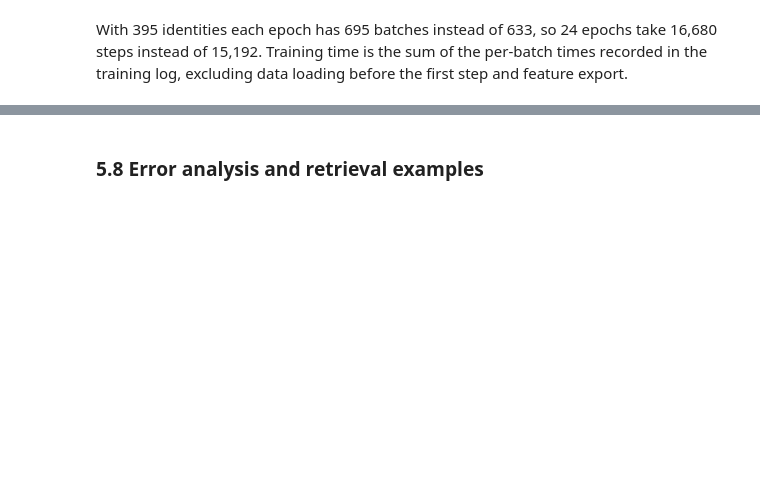
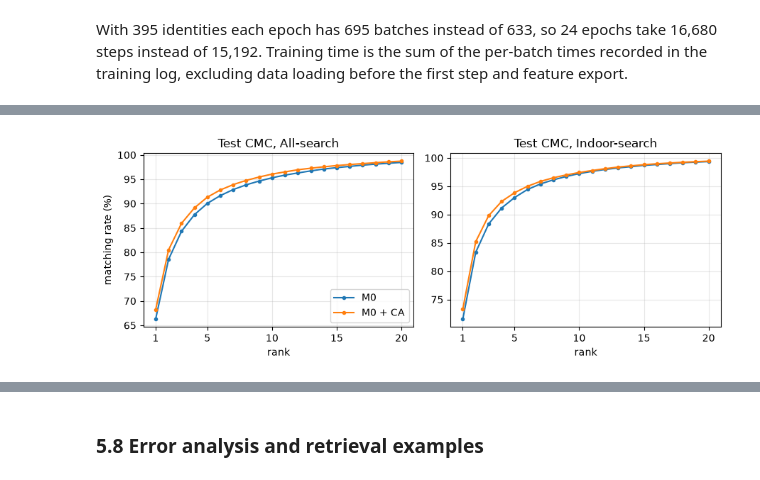
Before and after one commit to cattiesu2025/9444_project, a Jupyter notebook: submission/project.ipynb, the cells around one changed output, grey strips where cells are left out. Drawn from its saved outputs; the diff is of its cells as text; code cells hidden in the pictures; blank space fills up the shorter version.

Commit message:
docs(notebook): fill Member E's sections (BE, CA, protocol, robustness, final test, error analysis, discussion)
Co-Authored-By: Claude Opus 5.5 <noreply@anthropic.com>

```diff
--- a/submission/project.ipynb
+++ b/submission/project.ipynb
@@ -585,0 +850,12 @@ M0 + CA is 1.45 mAP and 2.0 Rank-1 points above M0, higher on every seed (+1.47,
+# %%
+seed17_by_B = {"M2s_CA": 35.50, "M0_CA": 35.86}          # mAP (%), seed 17, evaluated by Member B
+two = ["42", "2026"]
+rows = []
+for n in ("M0_CA", "M2s_CA", "M2s"):
+    per_seed = rob(n, two)[:, 0].mean(axis=1)
+    all3 = per_seed if n == "M2s" else np.r_[seed17_by_B[n], per_seed]
+    rows.append([names[n], " / ".join(f"{v:.2f}" for v in ([seed17_by_B[n]] if n != "M2s" else []) + list(per_seed)),
+                 f"{np.mean(all3):.2f} ± {np.std(all3, ddof=1):.2f}" if n != "M2s" else "—"])
+show_table(["Model", "Clean mAP per seed (17 / 42 / 2026; M2* 42 / 2026)", "Three-seed mean ± SD"], rows)
+show_table(["A − B (seeds 42, 2026; pairs where A is higher)"] + cond_short,
+           rob_diff_rows([("M2s_CA", "M0_CA"), ("M2s_CA", "M2s")], seeds=two))
@@ -606,0 +889,21 @@ With 395 identities each epoch has 695 batches instead of 633, so 24 epochs take
+# %%
+test = extra["test"]
+lab = {"M0": "M0", "M0_CA": "M0 + CA"}
+
+def tstat(model, mode, metric):
+    v = 100 * np.array([r[metric] for r in test[model][mode]])
+    return f"{v.mean():.1f} ± {v.std(ddof=1):.1f}"
+
+for mode, title in (("all", "All-search"), ("indoor", "Indoor-search")):
+    display(Markdown(f"**{title}** (test, three seeds × ten galleries)"))
+    show_table(["Model", "mAP", "mINP", "Rank-1", "Rank-5", "Rank-10", "Rank-20"],
+               [[lab[m]] + [tstat(m, mode, k) for k in ("mAP", "mINP", "rank1", "rank5", "rank10", "rank20")] for m in test])
+    rows = []
+    for metric, name in (("mAP", "mAP"), ("mINP", "mINP"), ("rank1", "Rank-1")):
+        if metric == "mINP":
+            d = 100 * np.array([[a[metric] - b[metric]] for a, b in zip(test["M0_CA"][mode], test["M0"][mode])])
+            rows.append([name, f"{d.mean():+.2f}", " / ".join(f"{x:+.2f}" for x in d[:, 0]), "—"])
+            continue
+        d = 100 * (np.array([r[f"g_{metric}"] for r in test["M0_CA"][mode]]) - np.array([r[f"g_{metric}"] for r in test["M0"][mode]]))
+        rows.append([name, f"{d.mean():+.2f}", " / ".join(f"{x:+.2f}" for x in d.mean(axis=1)), f"{(d > 0).sum()} / {d.size}"])
+    show_table(["M0 + CA − M0", "Mean", "Per seed (17 / 42 / 2026)", "Pairs where M0 + CA is higher"], rows)
@@ -606,0 +931,10 @@ With 395 identities each epoch has 695 batches instead of 633, so 24 epochs take
+# %%
+fig, axes = plt.subplots(1, 2, figsize=(9, 3.4), sharey=False)
+for ax, (mode, title) in zip(axes, (("all", "All-search"), ("indoor", "Indoor-search"))):
+    for m in test:
+        ax.plot(range(1, 21), 100 * np.mean([r["cmc"] for r in test[m][mode]], axis=0), marker="o", ms=3, label=lab[m])
+    ax.set_title(f"Test CMC, {title}"); ax.set_xlabel("rank"); ax.set_xticks([1, 5, 10, 15, 20]); ax.grid(alpha=0.3)
+axes[0].set_ylabel("matching rate (%)"); axes[0].legend()
+plt.tight_layout(); plt.show()
+# %% [output]
+[figure, added]
```
Also changed, not shown: parts of 55 cells of this notebook, 1 other file.
